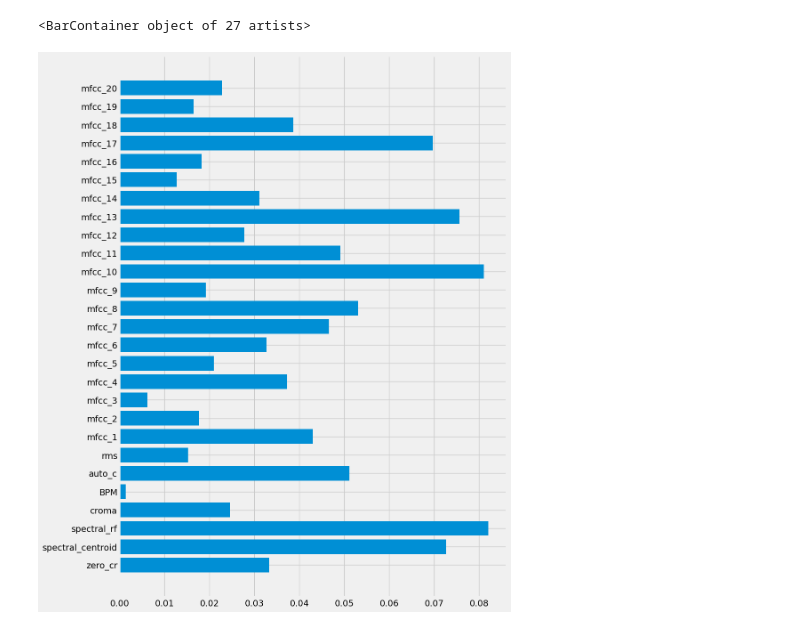
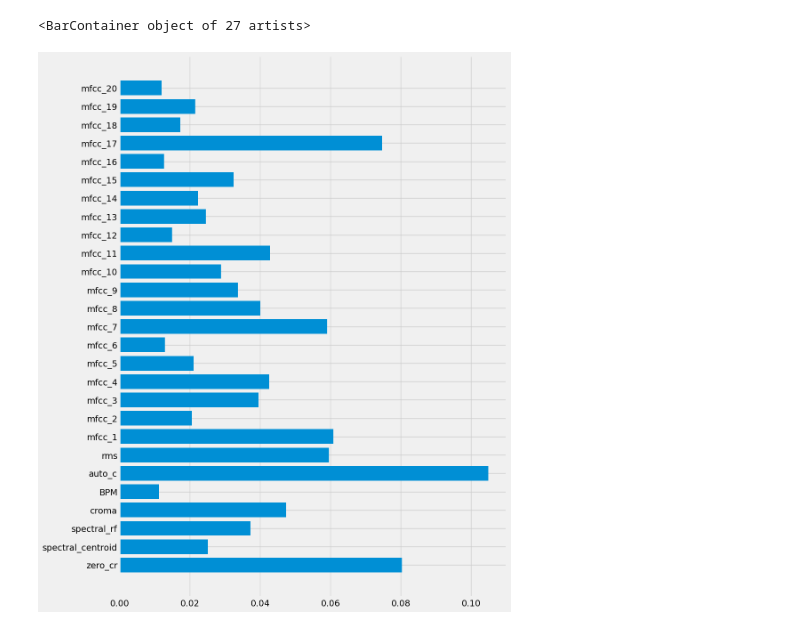
Before and after one commit to nican2/ProyectoAS2023, a Jupyter notebook: completo.ipynb, the cells around one changed output. Saved outputs shown, nothing was run; the diff lists cells and outputs as text; code cells hidden in the pictures.

Commit message:
Modifico completo, añado nuevo cluster jerarquico, no está terminado

```diff
--- a/completo.ipynb
+++ b/completo.ipynb
@@ -19,7 +19,7 @@ def normalize(x, axis = 0):
 def extrae_var(cancion):
     cancion = cancion
 
-    samples, sr = librosa.load(cancion, sr = None, mono = True, offset = 0.0, duration=60)
+    samples, sr = librosa.load(cancion, sr = None, mono = True, offset = 0.0)
 
     X = librosa.stft(samples)
     Xdb = librosa.amplitude_to_db(abs(X))
@@ -75,15 +75,18 @@ def extrae_var(cancion):
     df.loc[len(df)] = x
     return df
 # %%
-# Al restructurar las carpetas hay que hacer un script que lea los archivos de cada carpeta
-
 df_t=pd.DataFrame()
+i=0
 for subcarpeta in os.listdir('data'):
     for archivo in os.listdir('data/'+subcarpeta):
         if archivo.endswith('.mp3'):
             cancion='data/'+subcarpeta +'/'+archivo
             df=extrae_var(cancion)
+            df['Genero_label']=i #genera una etiqueta numerica para entrenamiento de modelo
+            df['Genero']=subcarpeta #genera etiqueta de nombre para las resententaciones
             df_t=pd.concat([df_t,df])
+
+    i=i+1
 df_t.reset_index(drop=True,inplace=True)
 # %%
 df_t
@@ -137,3 +135,21 @@ dtype: float64
+# %%
+# Si quereis usar datos NO escalados
+
+
+from sklearn.preprocessing import StandardScaler
+from sklearn.model_selection import train_test_split
+
+#dataset NO escalado y separado en train y test para entrenar modelos.
+df_train,df_test=train_test_split(df_t,test_size=0.2,random_state=123, stratify=df_t['Genero_label'])
+X_train=df_train.drop(['archivo','Genero','Genero_label'], axis=1).copy()
+y_train=df_train['Genero_label']
+X_test=df_test.drop(['archivo','Genero','Genero_label'], axis=1).copy()
+y_test=df_test['Genero_label']
+
+
+
+#dataset NO escalado para cluster kmeans o jerarquico
+df_cluster=df_t.drop(['archivo','Genero','Genero_label'], axis=1).copy()
 # %%
 # pca para representación solo, habría que analizar la varianza que explica si queremos usarla realmente
 # y comprobar con el AIC y BIC del modelo final para tomar una decisión.
@@ -198,10 +227,10 @@ df_pca['Target']=kmeans.labels_
 # %%
-#importancia de las variables si usasemos un Clasificador de Arbol de decisión.
+#Modelo Random Forest e importancia de las variables.
 from sklearn.ensemble import RandomForestClassifier
 reg=RandomForestClassifier()
-reg.fit(X = train_scaled, y = kmeans.labels_)
+reg.fit(X = X_train, y = y_train)
 plt.figure(figsize = (10,15))
 plt.barh(reg.feature_names_in_,reg.feature_importances_)
 # %% [output]
 <BarContainer object of 27 artists>
-[figure, old version]
+[figure, new version]
```
Also changed, not shown: parts of 17 cells of this notebook.
